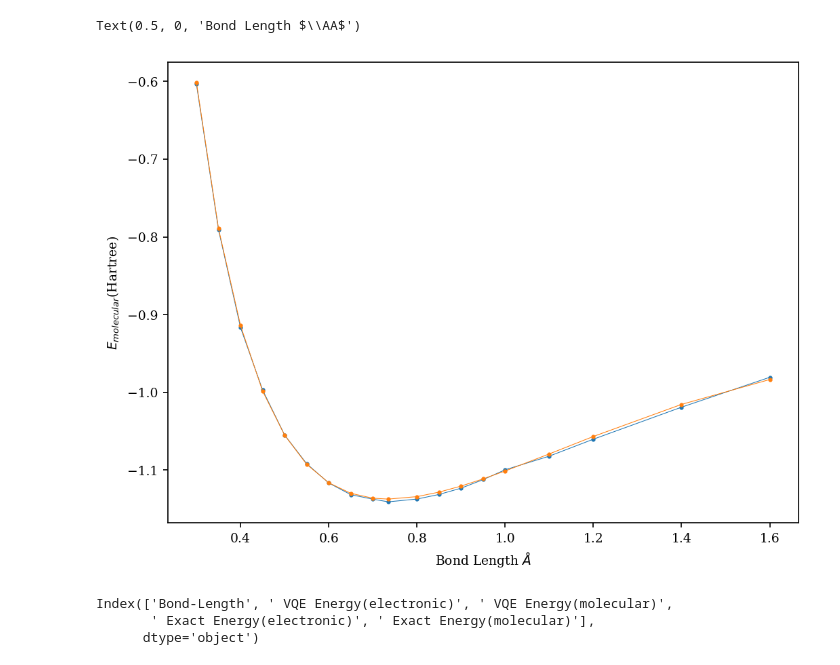
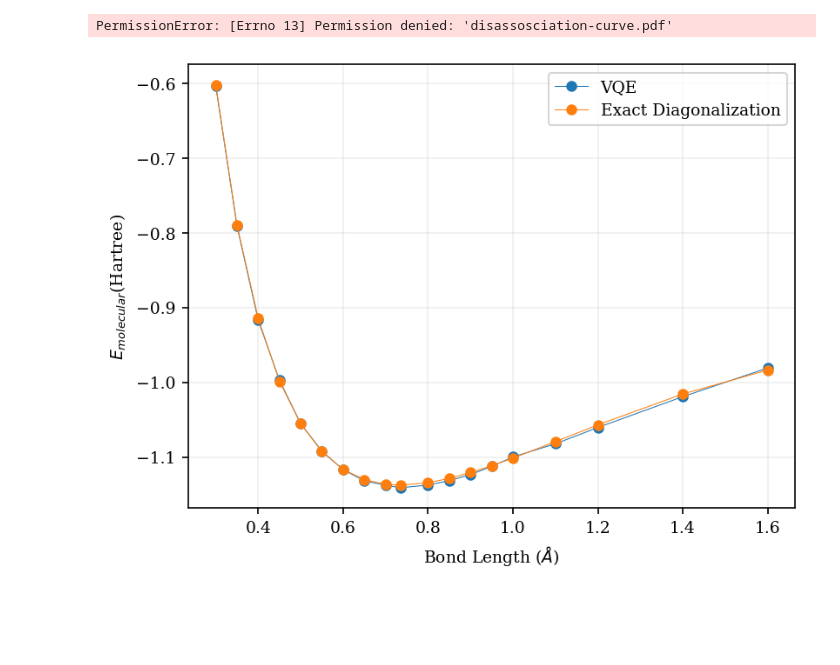
Before and after one commit to QSciTech-QuantumBC-Workshop/Team1, a Jupyter notebook: plotting-notebook.ipynb, the cells around one changed output. Saved outputs shown, nothing was run; the diff lists cells and outputs as text; code cells hidden in the pictures; blank space fills up the shorter version.

Commit message:
small edits to plot

```diff
--- a/plotting-notebook.ipynb
+++ b/plotting-notebook.ipynb
@@ -1,17 +1,18 @@
 # %%
 import numpy as np
 import pandas as pd
+import seaborn as sb
 import matplotlib.pyplot as plt
 
 plt.rcParams['figure.dpi'] = 150
 plt.rcParams['savefig.dpi'] = 400
-plt.rcParams['figure.figsize'] = (8, 6)
+plt.rcParams['figure.figsize'] = (6, 4.5)
 
 
-font = {'family' : 'serif',
-        'size'   : 9}
+# font = {'family' : 'serif',
+#         'size'   : 9}
 
-plt.rc('font', **font)
+# plt.rc('font', **font)
 # %%
 df = pd.read_csv("plot-data.txt")
 # %%
@@ -36,16 +37,15 @@ df
 | 18 | 16.00 | -1.311357 | -0.980621 | -1.314208 | -0.983472 |
 # %%
 #plt.plot(df['Bond-Length'], df[' VQE Energy(electronic)'], '-o')
-plt.plot(df['Bond-Length']/10, df[' VQE Energy(molecular)'], '-o', markersize = 2, linewidth= 0.5, label='VQE')
-plt.plot(df['Bond-Length']/10, df[' Exact Energy(molecular)'], '-o', markersize = 2, linewidth= 0.5, label='Exact Diagonalization')
-plt.ylabel(r'$E_{molecular}$' + '(Hartree)')
+plt.plot(df['Bond-Length']/10, df[' VQE Energy(molecular)'], '-o', markersize = 5, linewidth= 0.5, label='VQE')
+plt.plot(df['Bond-Length']/10, df[' Exact Energy(molecular)'], '-o', markersize = 5, linewidth= 0.5, label='Exact Diagonalization')
+plt.ylabel(r'$E_{molecular}$' + ' (Hartree)')
 plt.xlabel(r'Bond Length ($\AA$)')
+plt.legend()
+plt.grid(alpha=0.2)
+plt.savefig('disassosciation-curve.pdf')
+
+plt.show()
 # %% [output]
-Text(0.5, 0, 'Bond Length $\\AA$')
+PermissionError: [Errno 13] Permission denied: 'disassosciation-curve.pdf'
-[figure, old version]
+[figure, new version]
-# %%
-df.columns
-# %% [output]
-Index(['Bond-Length', ' VQE Energy(electronic)', ' VQE Energy(molecular)',
-       ' Exact Energy(electronic)', ' Exact Energy(molecular)'],
-      dtype='object')
```
Also changed, not shown: parts of 1 cell of this notebook, 2 other files.
